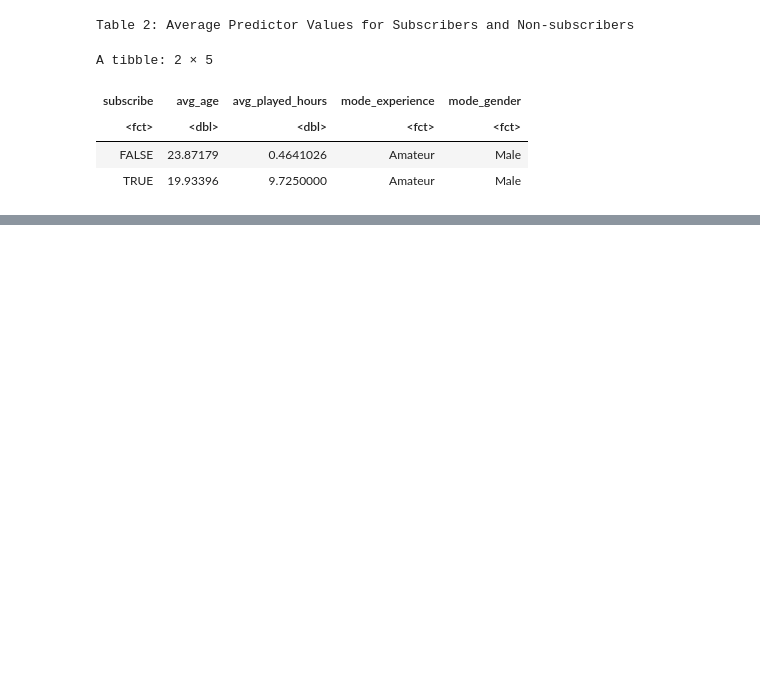
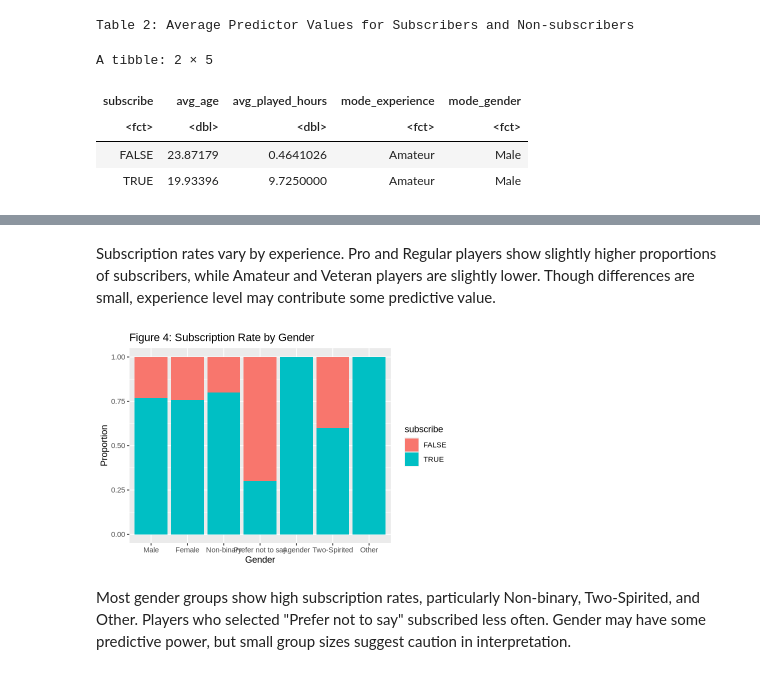
Before and after one commit to victoriazhou111/dsci-100-project, a Jupyter notebook: project_report.ipynb, the cells around one changed output, grey strips where cells are left out. Drawn from its saved outputs; the diff is of its cells as text; code cells hidden in the pictures; blank space fills up the shorter version.

```diff
--- a/project_report.ipynb
+++ b/project_report.ipynb
@@ -212,0 +217,11 @@ I created separate visualizations for each predictor to explore its relationship
+# %% [markdown]
+Subscription rates vary by experience. Pro and Regular players show slightly higher proportions of subscribers, while Amateur and Veteran players are slightly lower. Though differences are small, experience level may contribute some predictive value.
+# %%
+gender_plot<-ggplot(players_training, aes(x = gender, fill = subscribe)) +
+  geom_bar(position = "fill") +
+  labs(title = "Figure 4: Subscription Rate by Gender", x = "Gender", y = "Proportion")
+gender_plot
+# %% [output]
+[figure, added]
+# %% [markdown]
+Most gender groups show high subscription rates, particularly Non-binary, Two-Spirited, and Other. Players who selected "Prefer not to say" subscribed less often. Gender may have some predictive power, but small group sizes suggest caution in interpretation.
```
Also changed, not shown: parts of 11 cells of this notebook.
